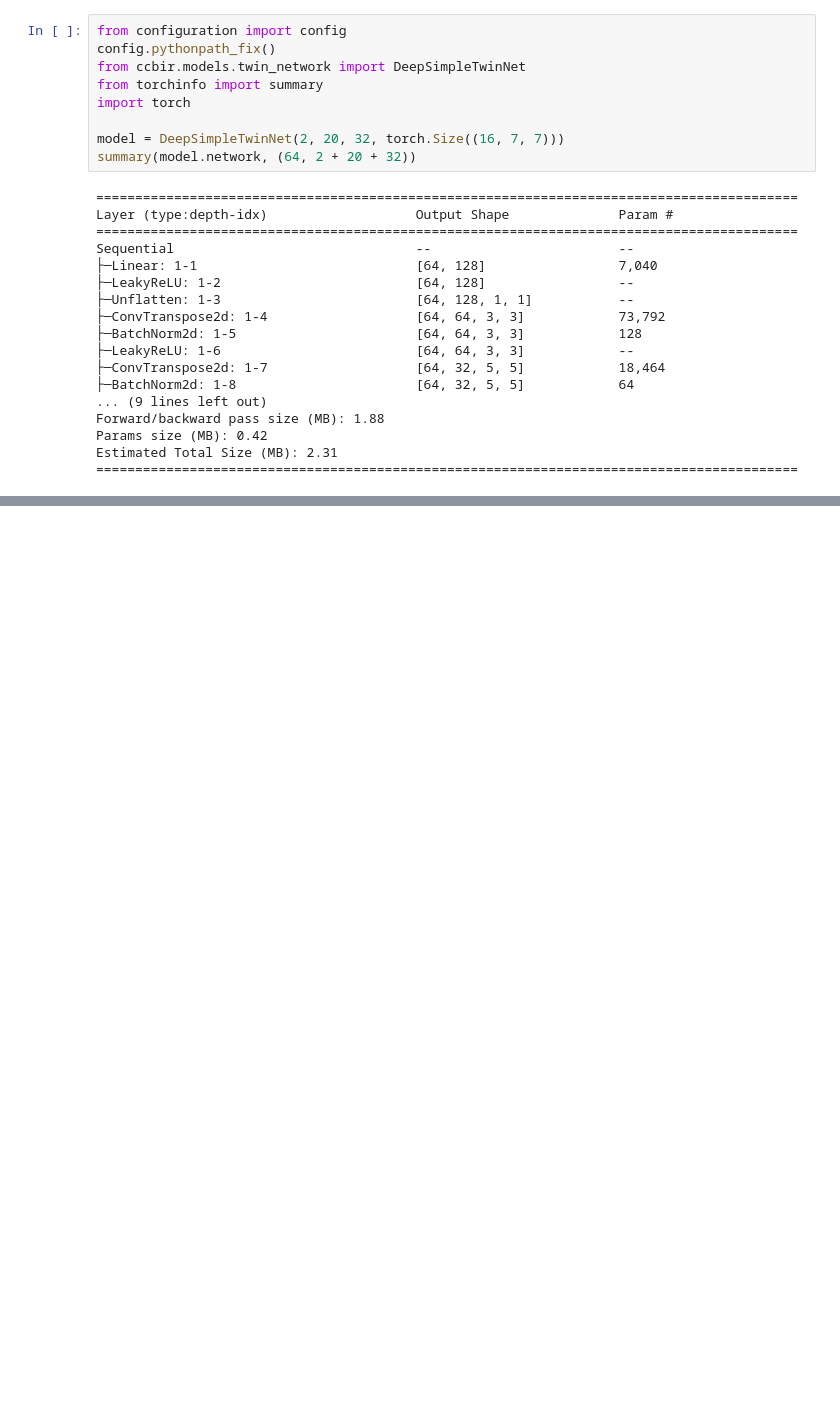
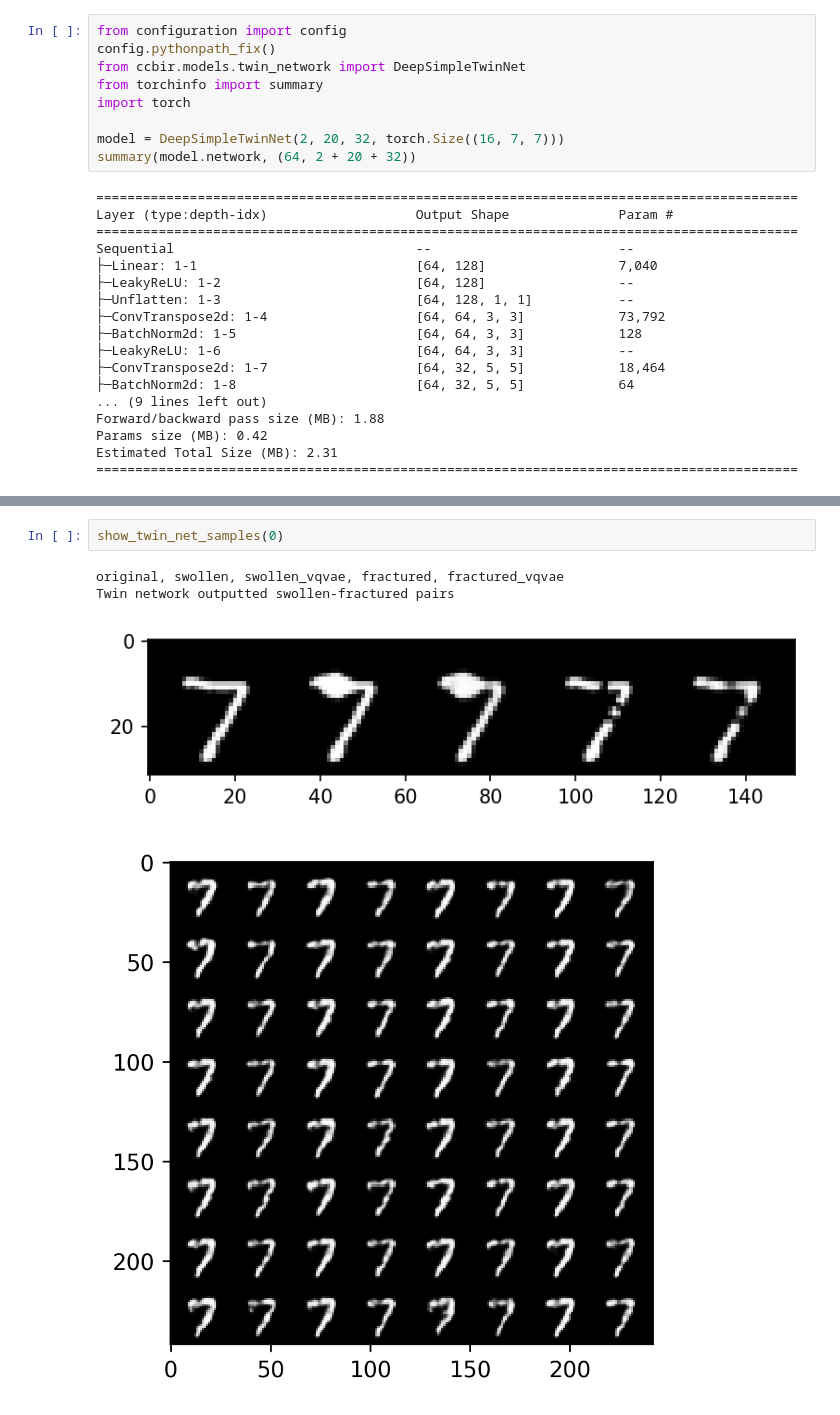
Before and after one commit to matteobilardi/ccbir, a Jupyter notebook: ccbir/scratchpad.ipynb, the cells around one changed output, grey strips where cells are left out. Saved outputs shown, nothing was run; the diff lists cells and outputs as text; blank space fills up the shorter version.

```diff
--- a/ccbir/scratchpad.ipynb
+++ b/ccbir/scratchpad.ipynb
@@ -188,0 +187,7 @@ show_tensor(make_grid(torch.cat(images_hat), normalize=True, range=(-1, 1)), dpi
+# %%
+show_twin_net_samples(0)
+# %% [output]
+original, swollen, swollen_vqvae, fractured, fractured_vqvae
+Twin network outputted swollen-fractured pairs
+[figure, added]
+[figure, added]
```
Also changed, not shown: parts of 4 cells of this notebook.
